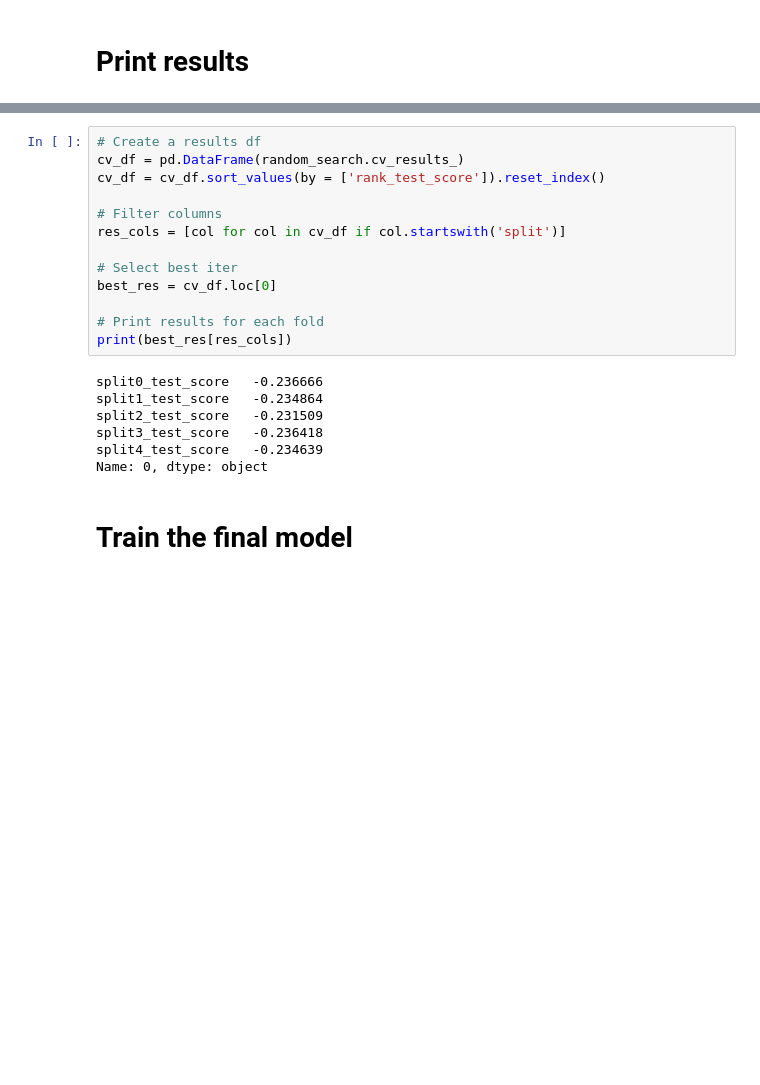
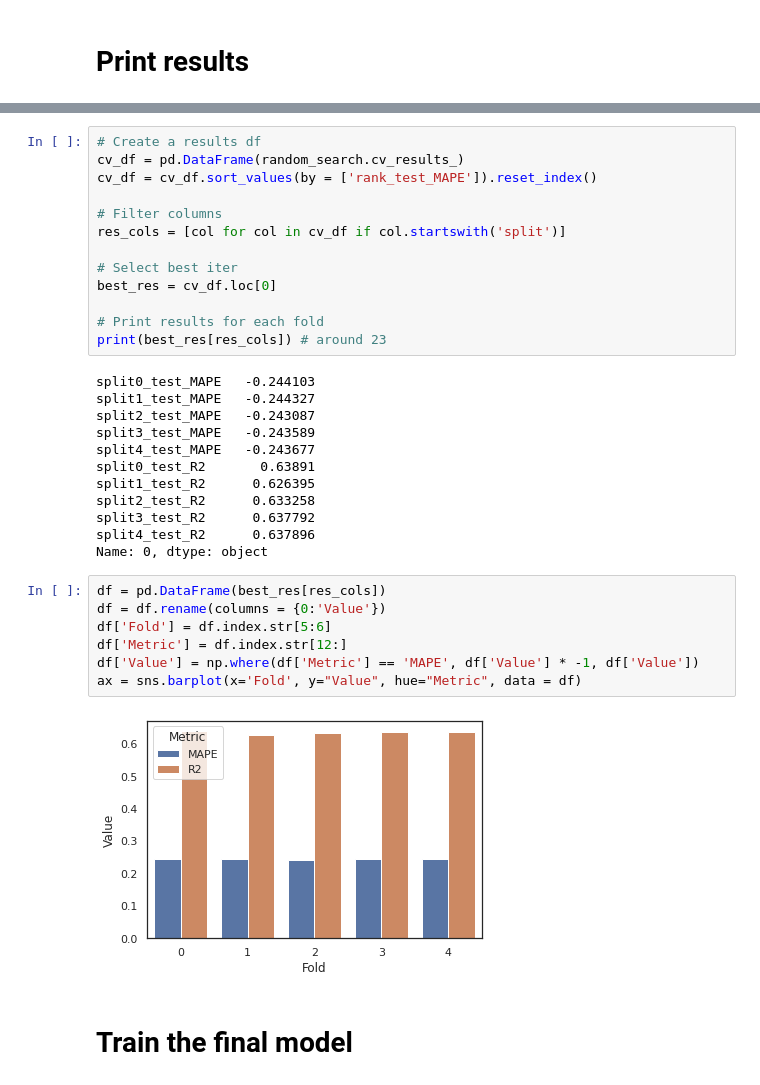
Before and after one commit to rboghe/cened, a Jupyter notebook: cened_2_0_ml.ipynb, the cells around one changed output, grey strips where cells are left out. Saved outputs shown, nothing was run; the diff lists cells and outputs as text; blank space fills up the shorter version.

```diff
--- a/cened_2_0_ml.ipynb
+++ b/cened_2_0_ml.ipynb
@@ -286,7 +289,7 @@ print(random_search.best_score_)
 # %%
 # Create a results df
 cv_df = pd.DataFrame(random_search.cv_results_)
-cv_df = cv_df.sort_values(by = ['rank_test_score']).reset_index()
+cv_df = cv_df.sort_values(by = ['rank_test_MAPE']).reset_index()
 
 # Filter columns
 res_cols = [col for col in cv_df if col.startswith('split')]
@@ -295,14 +298,28 @@ res_cols = [col for col in cv_df if col.startswith('split')]
 best_res = cv_df.loc[0]
 
 # Print results for each fold
-print(best_res[res_cols])
+print(best_res[res_cols]) # around 23
 # %% [output]
-split0_test_score   -0.236666
-split1_test_score   -0.234864
-split2_test_score   -0.231509
-split3_test_score   -0.236418
-split4_test_score   -0.234639
+split0_test_MAPE   -0.244103
+split1_test_MAPE   -0.244327
+split2_test_MAPE   -0.243087
+split3_test_MAPE   -0.243589
+split4_test_MAPE   -0.243677
+split0_test_R2       0.63891
+split1_test_R2      0.626395
+split2_test_R2      0.633258
+split3_test_R2      0.637792
+split4_test_R2      0.637896
 Name: 0, dtype: object
+# %%
+df = pd.DataFrame(best_res[res_cols])
+df = df.rename(columns = {0:'Value'})
+df['Fold'] = df.index.str[5:6]
+df['Metric'] = df.index.str[12:]
+df['Value'] = np.where(df['Metric'] == 'MAPE', df['Value'] * -1, df['Value'])
+ax = sns.barplot(x='Fold', y="Value", hue="Metric", data = df)
+# %% [output]
+[figure, added]
 # %% [markdown]
 # Train the final model
 # %%
```
Also changed, not shown: parts of 35 cells of this notebook.
